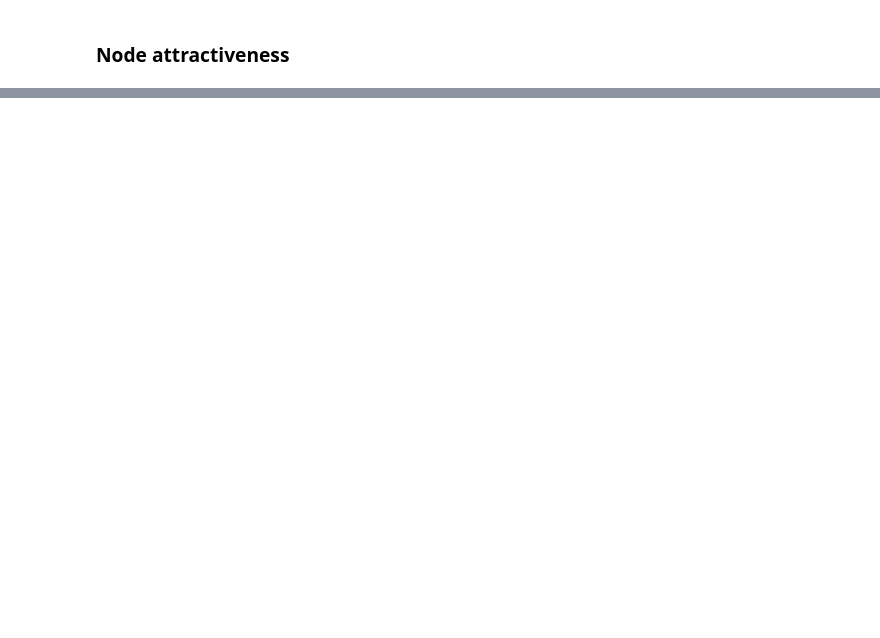
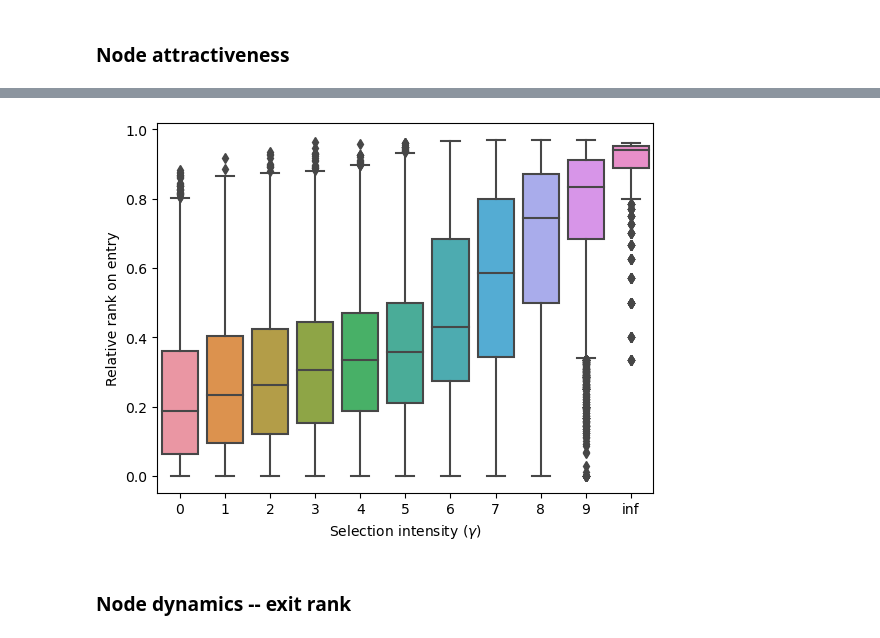
Before and after one commit to carolinamattsson/opportunistic-attachment, a Jupyter notebook: plots_ranks.ipynb, the cells around one changed output, grey strips where cells are left out. Cells and saved outputs as stored; diff of their text form; code cells hidden in the pictures; blank space fills up the shorter version.

```diff
--- a/plots_ranks.ipynb
+++ b/plots_ranks.ipynb
@@ -299,0 +309,21 @@ plt.show()
+# %%
+df_entrant_ranks = []
+for gamma in gammas:
+    df = pd.DataFrame(entrant_ranks[gamma], columns=['rank_on_entry'])
+    df['gamma'] = gamma
+    df['gamma_num'] = gamma if gamma != "inf" else 10
+    df_entrant_ranks.append(df)
+df_entrant_ranks = pd.concat(df_entrant_ranks)
+# %%
+sns.boxplot(data=df_entrant_ranks,
+            x='gamma',
+            y='rank_on_entry')
+plt.xlabel(r"Selection intensity ($\gamma$)")
+plt.ylabel(r"Relative rank on entry")
+plt.savefig(os.path.join(figs_dir,output,"node-dynamics_entry.jpeg"), bbox_inches='tight', dpi=300)
+plt.savefig(os.path.join(figs_dir,output,"node-dynamics_entry.pdf"), bbox_inches='tight')
+plt.show()
+# %% [output]
+[figure, added]
+# %% [markdown]
+### Node dynamics -- exit rank
```
Also changed, not shown: parts of 10 cells of this notebook, 9 other files.
